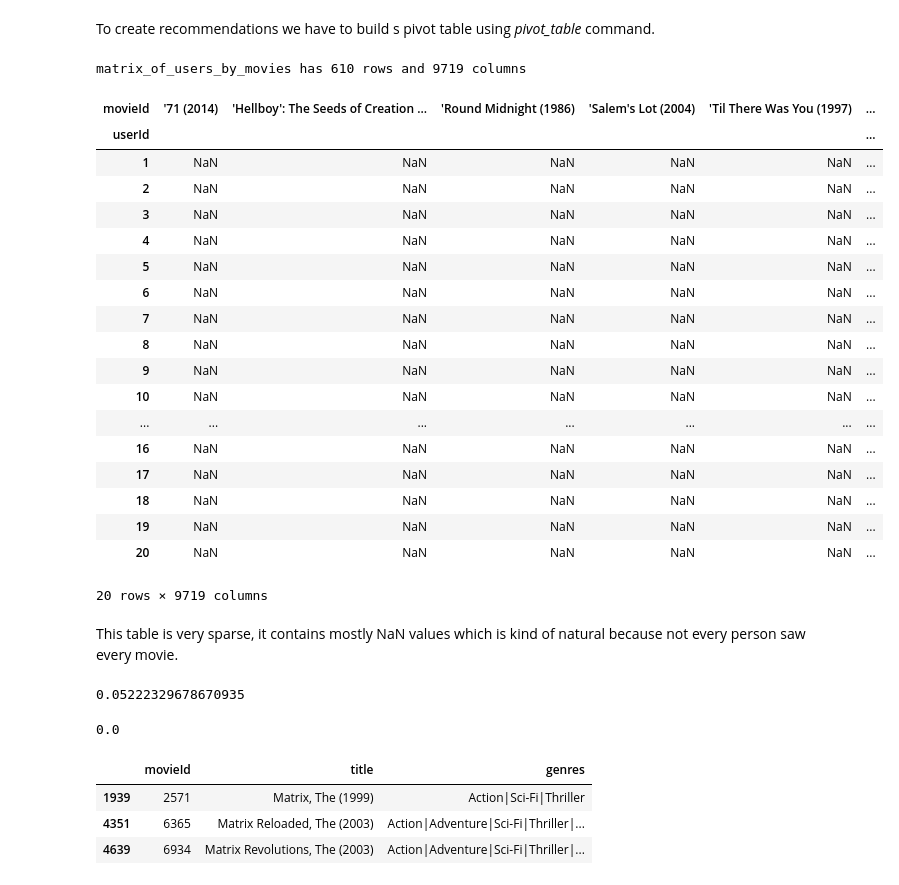
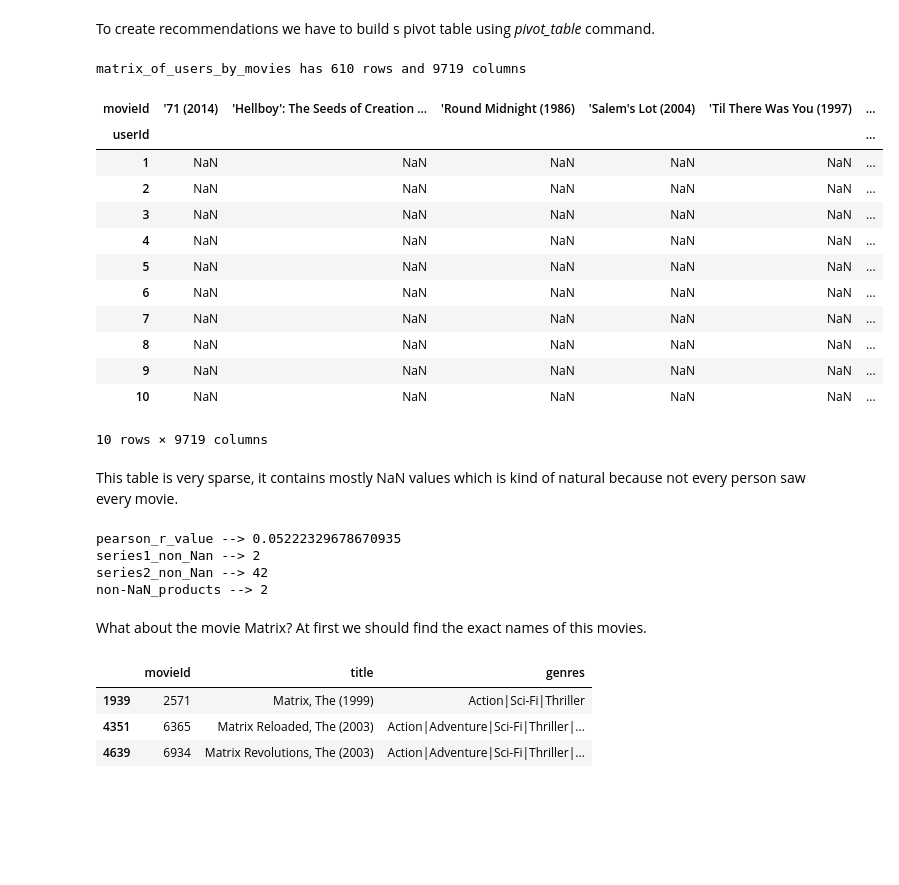
Before and after one commit to lepchenkov/Collaborative-Pearsons-R-Movie-Recommender, a Jupyter notebook: Pearsons_R_little_dataset.ipynb, the cells around one changed output. Cells and saved outputs as stored; diff of their text form; code cells hidden in the pictures; blank space fills up the shorter version.

```diff
--- a/Pearsons_R.ipynb
+++ b/Pearsons_R_little_dataset.ipynb
@@ -55,31 +55,25 @@ ratings.head()
 # %%
 matrix = ratings.pivot_table(index=['userId'],
                              columns=['movieId'],
                              values='rating')
 print(f"""matrix_of_users_by_movies has {matrix.shape[0]} rows and {matrix.shape[1]} columns""")
 
-matrix.head(20)
+matrix.head(10)
 # %% [output]
 matrix_of_users_by_movies has 610 rows and 9719 columns
 | movieId | '71 (2014) | 'Hellboy': The Seeds of Creation ... | 'Round Midnight (1986) | 'Salem's Lot (2004) | 'Til There Was You (1997) | ... |
 | userId |  |  |  |  |  | ... |
 | 1 | NaN | NaN | NaN | NaN | NaN | ... |
 | 2 | NaN | NaN | NaN | NaN | NaN | ... |
 | 3 | NaN | NaN | NaN | NaN | NaN | ... |
 | 4 | NaN | NaN | NaN | NaN | NaN | ... |
 | 5 | NaN | NaN | NaN | NaN | NaN | ... |
 | 6 | NaN | NaN | NaN | NaN | NaN | ... |
 | 7 | NaN | NaN | NaN | NaN | NaN | ... |
 | 8 | NaN | NaN | NaN | NaN | NaN | ... |
 | 9 | NaN | NaN | NaN | NaN | NaN | ... |
 | 10 | NaN | NaN | NaN | NaN | NaN | ... |
-| ... | ... | ... | ... | ... | ... | ... |
-| 16 | NaN | NaN | NaN | NaN | NaN | ... |
-| 17 | NaN | NaN | NaN | NaN | NaN | ... |
-| 18 | NaN | NaN | NaN | NaN | NaN | ... |
-| 19 | NaN | NaN | NaN | NaN | NaN | ... |
-| 20 | NaN | NaN | NaN | NaN | NaN | ... |
-20 rows × 9719 columns
+10 rows × 9719 columns
 # %% [markdown]
 <p>This table is very sparse, it contains mostly NaN values which is kind of natural because not every person saw every movie.</p>
 # %%
@@ -91,11 +89,14 @@ def pearson_r(series1, series2):
 # %%
-pearson_r(matrix['Sherlock - A Study in Pink (2010)'], matrix['(500) Days of Summer (2009)'])
+for k, v in pearson_r(matrix['Sherlock - A Study in Pink (2010)'],
+                      matrix['(500) Days of Summer (2009)']).items():
+    print(k, '-->', v)
 # %% [output]
-0.05222329678670935
+pearson_r_value --> 0.05222329678670935
+series1_non_Nan --> 2
+series2_non_Nan --> 42
+non-NaN_products --> 2
-# %%
-pearson_r(matrix['Sherlock - A Study in Pink (2010)'], matrix["eXistenZ (1999)"])
-# %% [output]
-0.0
+# %% [markdown]
+<p>What about the movie Matrix? At first we should find the exact names of this movies.</p>
 # %%
 movies[movies['title'].str.match('Matr')]
 # %% [output]
```
Also changed, not shown: parts of 7 cells of this notebook, 6 other files.
